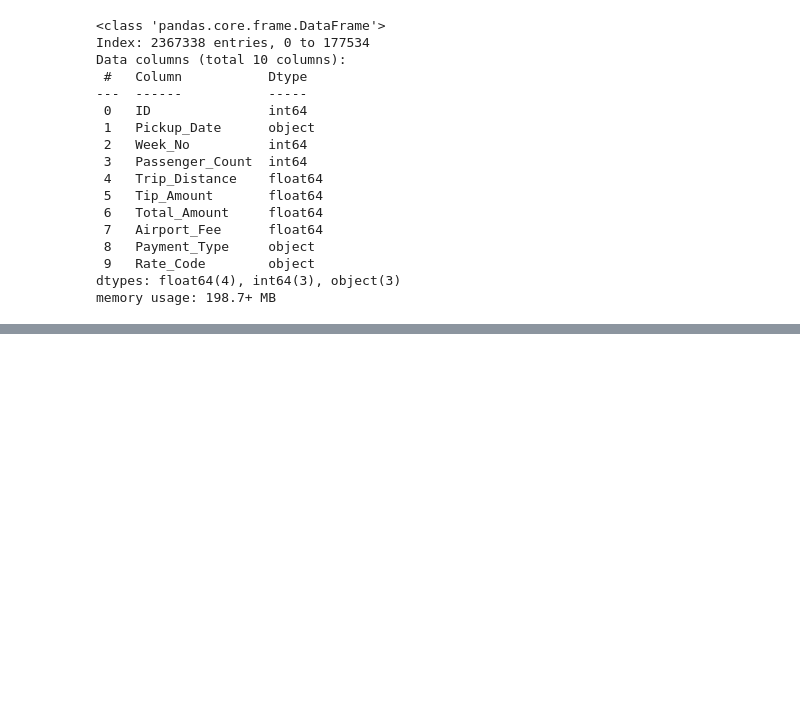
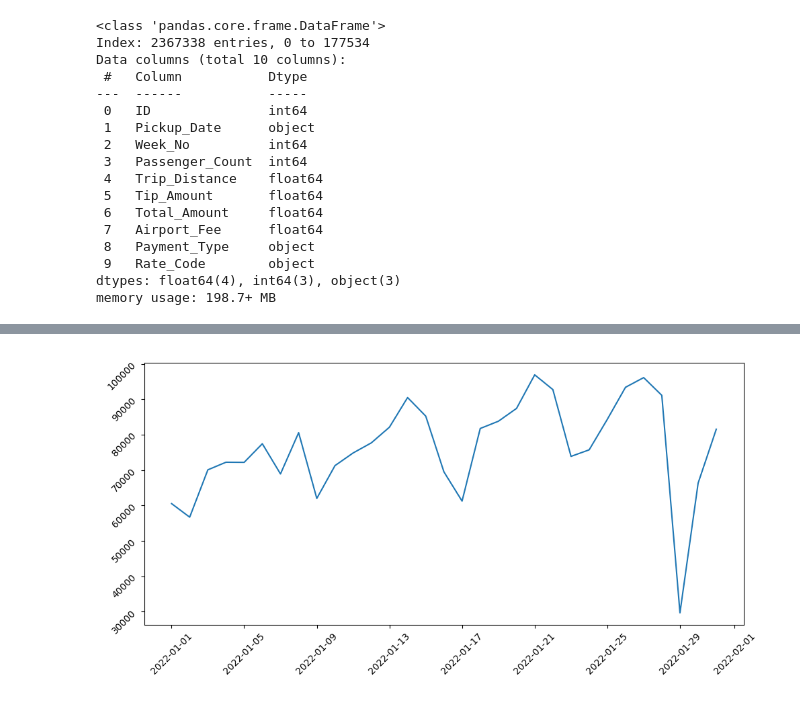
Before and after one commit to CoderCouple/NumPyPractice, a Jupyter notebook: src/visualizations/matplotlib/03_nyc_taxi_data_analysis.ipynb, the cells around one changed output, grey strips where cells are left out. Cells and saved outputs as stored; diff of their text form; code cells hidden in the pictures; blank space fills up the shorter version.

Commit message:
Add pandas JSON wrangling notebook and fix taxi plot date formatting
Co-Authored-By: Claude Opus 4.6 <noreply@anthropic.com>

```diff
--- a/src/visualizations/matplotlib/03_nyc_taxi_data_analysis.ipynb
+++ b/src/visualizations/matplotlib/03_nyc_taxi_data_analysis.ipynb
@@ -60,5 +60,7 @@ df_full.describe()
 | 75% | 1.794466e+06 | 4.000000e+00 | 1.000000e+00 | 3.100000e+00 | 3.000000e+00 | 1.980000e+01 | 0.000000e+00 |
 | max | 2.392428e+06 | 5.000000e+00 | 9.000000e+00 | 6.510000e+02 | 8.888800e+02 | 8.996800e+02 | 1.250000e+00 |
 # %%
-df_full
+#change date format
+df_full["Pickup_Date"] = pd.to_datetime(df_full["Pickup_Date"], format="%d/%m/%Y")
+df_full.info()
 # %% [output]
@@ -77,0 +84,4 @@ df_full
+# %%
+df_full.head()
+trips = df_full.groupby(by='Pickup_Date', as_index=False)["ID"].count()
+trips.head()
@@ -77,0 +95,3 @@ df_full
+# %%
+trips.rename(columns={"ID": "Trips"}, inplace=True)
+trips.head()
@@ -77,0 +105,9 @@ df_full
+# %%
+fig, ax = plt.subplots(figsize=(10, 5))
+ax.plot(trips["Pickup_Date"], trips["Trips"])
+plt.xticks(rotation=45)
+plt.yticks(rotation=45)
+plt.tight_layout()
+plt.show()
+# %% [output]
+[figure, added]
```
Also changed, not shown: parts of 4 cells of this notebook, 4 other files.
